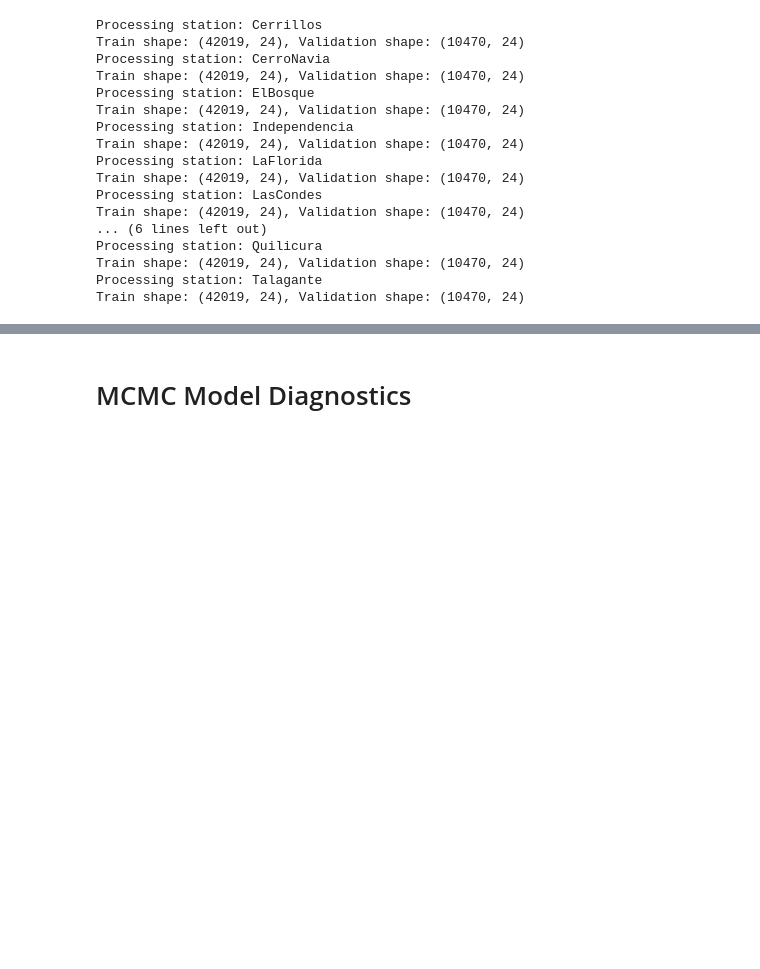
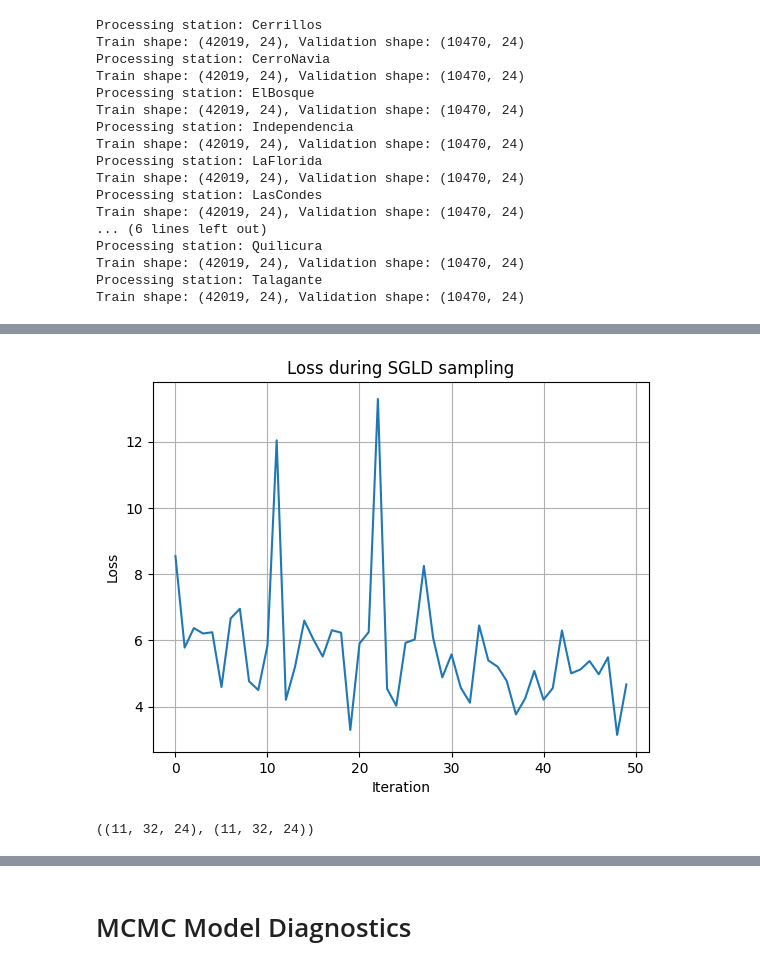
Before and after one commit to shernandez-ucm/trax, a Jupyter notebook: santiago_multi_site.ipynb, the cells around one changed output, grey strips where cells are left out. Saved outputs shown, nothing was run; the diff lists cells and outputs as text; code cells hidden in the pictures; blank space fills up the shorter version.

```diff
--- a/santiago_multi_site.ipynb
+++ b/santiago_multi_site.ipynb
@@ -44,9 +44,9 @@ df_group=pd.concat(df_preprocessed)
 def train_test_split(data,split_fraction,feature_keys):
     data=data[feature_keys]
     train_split = int(split_fraction * int(data.shape[0]))
-    #data_mean = data[:train_split].mean(axis=0)
-    #data_std = data[:train_split].std(axis=0)
-    #data = (data - data_mean) / data_std
+    data_mean = data[:train_split].mean(axis=0)
+    data_std = data[:train_split].std(axis=0)
+    data = (data - data_mean) / data_std
     train_data = data.iloc[0 : train_split - 1]
     val_data = data.iloc[train_split:]
     return train_data,val_data
@@ -74,8 +74,8 @@ X_train_datasets=list()
 y_train_datasets=list()
 X_test_datasets=list()
 y_test_datasets=list()
-future=6
-past=6
+future=24
+past=24
 dataset_names=list()
 for item_id, gdf in df_group.groupby('Estacion'):
     print(f"Processing station: {item_id}")
@@ -88,8 +88,8 @@ for item_id, gdf in df_group.groupby('Estacion'):
     test_multi_feature=list()
     for feature in feature_keys:
     # Create batches for training and validation
-        X_train, y_train = create_batch_multistep(train_data, lag=24, future=24,feature=feature)
-        X_val, y_val = create_batch_multistep(val_data, lag=24, future=24,feature=feature)
+        X_train, y_train = create_batch_multistep(train_data, lag=past, future=future,feature=feature)
+        X_val, y_val = create_batch_multistep(val_data, lag=past, future=future,feature=feature)
         train_multi_feature.append(X_train)
         test_multi_feature.append(X_val)
         if feature=='pm25':
@@ -100,8 +100,10 @@ for item_id, gdf in df_group.groupby('Estacion'):
     dataset_names.append(item_id)
     print(f"Train shape: {X_train.shape}, Validation shape: {X_val.shape}")
 X_train_datasets=np.stack(X_train_datasets,axis=0)
+X_train_datasets=X_train_datasets.swapaxes(-1,-2)
 y_train_datasets=np.stack(y_train_datasets,axis=0)
 X_test_datasets=np.stack(X_test_datasets,axis=0)
+X_test_datasets=X_test_datasets.swapaxes(-1,-2)
 y_test_datasets=np.stack(y_test_datasets,axis=0)
 # %% [output]
 Processing station: Cerrillos
@@ -140,6 +142,7 @@ def get_dataloader(X,y,batch_size,key,axis=0):
 import optax
 from flax import linen as nn
 from functools import partial
+import distrax
 
 class LSTM(nn.Module):
 
@@ -152,8 +155,8 @@ class LSTM(nn.Module):
         return x[:,-1,:]
 
 def log_likelihood(params, x, y):
-    preds = jax.vmap(model.apply, (0, 0))(params, jnp.array(x))
-    return jnp.mean(optax.l2_loss(y,preds).sum(axis=-1))
+    preds = jax.vmap(model.apply, (0, 0))(params, jnp.array(x,dtype=jnp.float32))
+    return 1.0*jnp.mean(distrax.Normal(preds,1).log_prob(y).sum(axis=-1))
 
 grad_log_post=jax.jit(jax.grad(log_likelihood))
 
@@ -162,10 +165,10 @@ def sgld_kernel_momemtum(key, params, momemtum,grad_log_post, dt, X, y_data):
     gamma,eps=0.9,1e-6
     key, subkey = jax.random.split(key, 2)
     grads = grad_log_post(params, X, y_data)
-    squared_grads=jax.tree_map(lambda g: jnp.square(g),grads)
-    momemtum=jax.tree_map(lambda m,s : gamma*m+(1-gamma)*s,momemtum,squared_grads)
-    noise=jax.tree_map(lambda p: jax.random.normal(key=subkey,shape=p.shape), params)
-    params=jax.tree_map(lambda p, g,m,n: p-0.5*dt*g/(m+eps)+jnp.sqrt(dt)*n, params, grads,momemtum,noise)
+    squared_grads=jax.tree.map(lambda g: jnp.square(g),grads)
+    momemtum=jax.tree.map(lambda m,s : gamma*m+(1-gamma)*s,momemtum,squared_grads)
+    noise=jax.tree.map(lambda p: jax.random.normal(key=subkey,shape=p.shape), params)
+    params=jax.tree.map(lambda p, g,m,n: p-0.5*dt*g/(m+eps)+jnp.sqrt(dt)*n, params, grads,momemtum,noise)
     return key, params,momemtum
 
 def sgld(key,log_post, grad_log_post, num_samples,
@@ -175,7 +178,7 @@ def sgld(key,log_post, grad_log_post, num_samples,
     loss=list()
     param = x_0
     key_data, key_model = jax.random.split(key, 2)
-    momemtum=jax.tree_map(lambda p:jnp.zeros_like(p),param)
+    momemtum=jax.tree.map(lambda p:jnp.zeros_like(p),param)
     key_data_batch=jax.random.split(key_data, num_samples)
     for i in range(num_samples):
         train_data=get_dataloader(X_train_datasets,y_train_datasets,batch_size,key_data_batch[i],axis=1)
@@ -194,7 +202,7 @@ batch_size=256
 model=LSTM()
 n_groups=X_train_datasets.shape[0]
 n_features=len(feature_keys)
-inputs = jax.random.randint(key,(batch_size,past,n_features),0, 10,).astype(jnp.float32)
+inputs = jax.random.randint(key,(batch_size,n_features,past),0, 10,).astype(jnp.float32)
 key_tasks=jax.random.split(key_model,n_groups)
 params_tasks = jax.vmap(model.init, (0, None))(key_tasks, inputs)
 # %%
@@ -210,0 +257,9 @@ AssertionError: [Chex] Assertion assert_equal_shape failed: Arrays have differen
+# %%
+plt.plot(loss)
+plt.xlabel('Iteration')
+plt.ylabel('Loss')
+plt.title('Loss during SGLD sampling')
+plt.grid()
+plt.show()
+# %% [output]
+[figure, added]
@@ -210,0 +268,4 @@ AssertionError: [Chex] Assertion assert_equal_shape failed: Arrays have differen
+# %%
+y_test_datasets[:,0:32,:].shape,preds.shape
+# %% [output]
+((11, 32, 24), (11, 32, 24))
```
Also changed, not shown: parts of 13 cells of this notebook, 1 other file.
